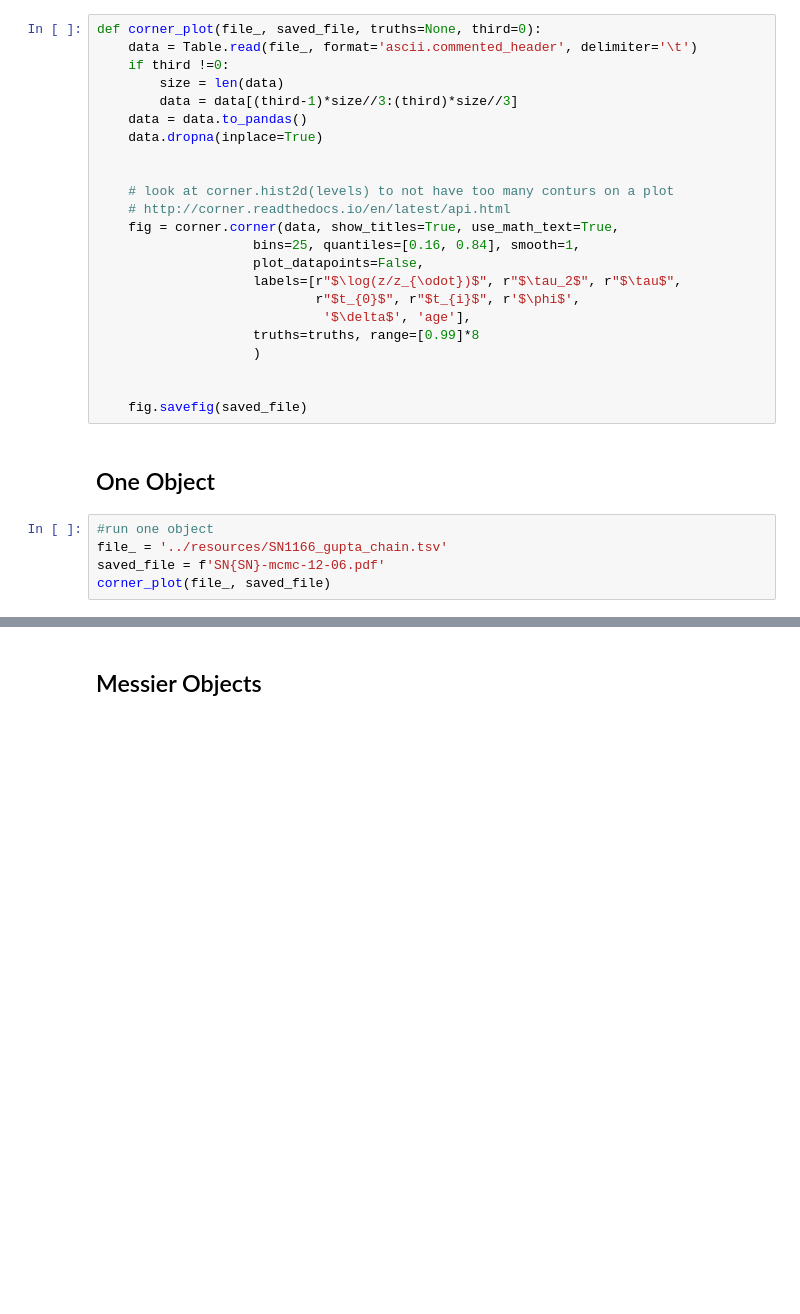
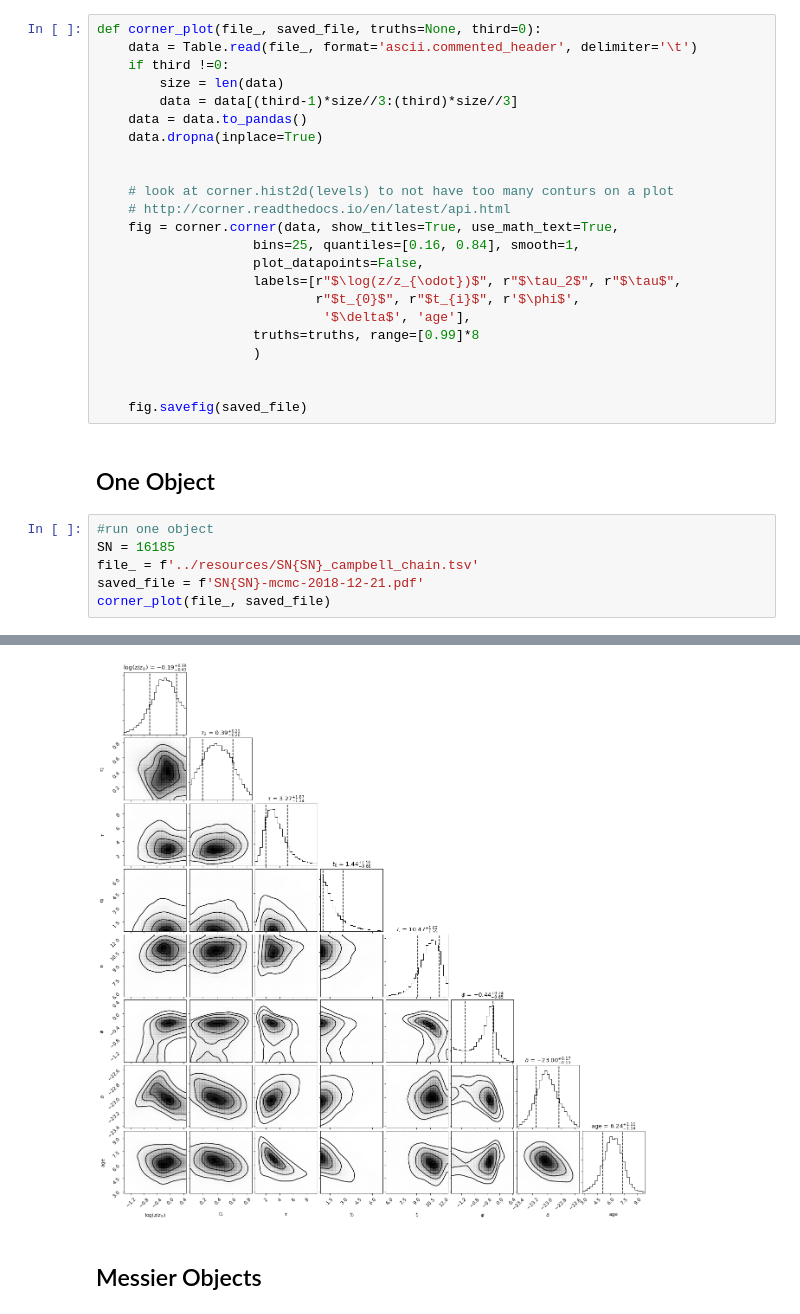
Before and after one commit to benjaminrose/MC-Age, a Jupyter notebook: figures/Results-mcmc-corner-plot.ipynb, the cells around one changed output, grey strips where cells are left out. Saved outputs shown, nothing was run; the diff lists cells and outputs as text; blank space fills up the shorter version.

```diff
--- a/figures/Results-mcmc-corner-plot.ipynb
+++ b/figures/Results-mcmc-corner-plot.ipynb
@@ -41,7 +41,8 @@ def corner_plot(file_, saved_file, truths=None, third=0):
 ## One Object
 # %%
 #run one object
-file_ = '../resources/SN1166_gupta_chain.tsv'
-saved_file = f'SN{SN}-mcmc-12-06.pdf'
+SN = 16185
+file_ = f'../resources/SN{SN}_campbell_chain.tsv'
+saved_file = f'SN{SN}-mcmc-2018-12-21.pdf'
 corner_plot(file_, saved_file)
 # %% [output]
@@ -49,3 +49,4 @@ WARNING:root:Too few points to create valid contours
+[figure, added]
 # %% [markdown]
 ## Messier Objects
 # %%
```
Also changed, not shown: parts of 1 cell of this notebook, 2 other files.
